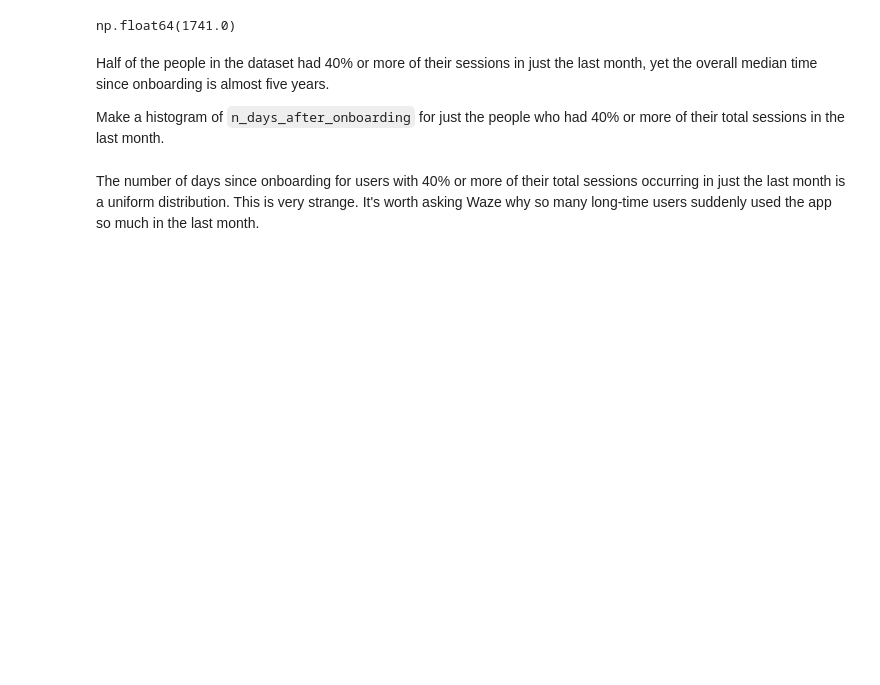
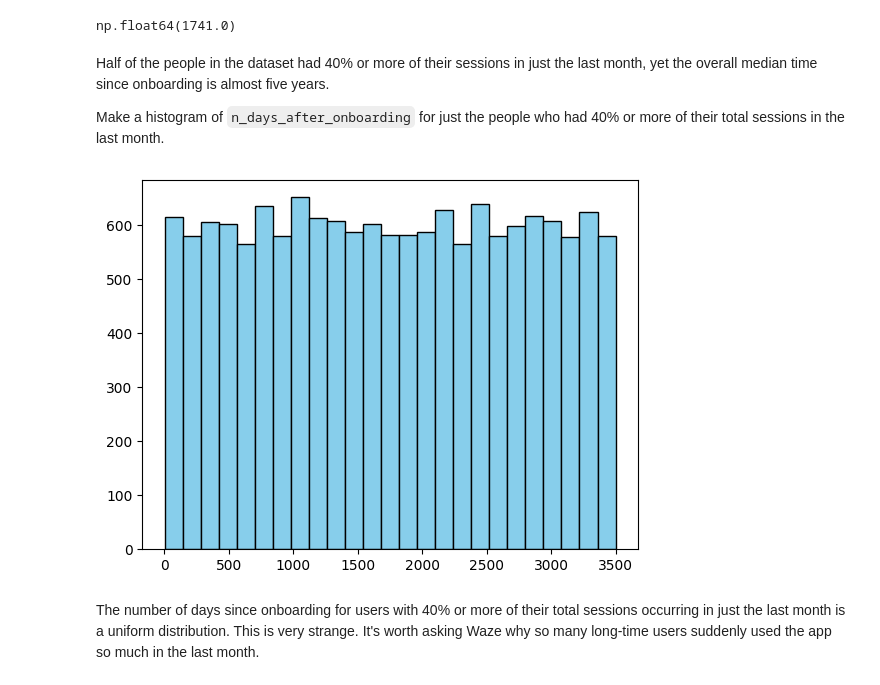
Before and after one commit to andrefsr/Google-Advanced-Data-Analytics-Certificate, a Jupyter notebook: Course 2/Atividades/Activity_Course 3 Waze project lab/Activity_Course 3 Waze project lab.ipynb, the cells around one changed output. Cells and saved outputs as stored; diff of their text form; code cells hidden in the pictures; blank space fills up the shorter version.

```diff
--- a/Course 2/Atividades/Activity_Course 3 Waze project lab/Activity_Course 3 Waze project lab.ipynb
+++ b/Course 2/Atividades/Activity_Course 3 Waze project lab/Activity_Course 3 Waze project lab.ipynb
@@ -603,3 +600,11 @@ Make a histogram of `n_days_after_onboarding` for just the people who had 40% or
+# %%
+# Histogram
+
+plt.figure()
+plt.hist(df['n_days_after_onboarding'],bins='auto',color='skyblue',edgecolor='black')
+plt.show()
+# %% [output]
+[figure, added]
 # %% [markdown]
 The number of days since onboarding for users with 40% or more of their total sessions occurring in just the last month is a uniform distribution. This is very strange. It's worth asking Waze why so many long-time users suddenly used the app so much in the last month.
 # %% [markdown]
```
Also changed, not shown: parts of 7 cells of this notebook.
